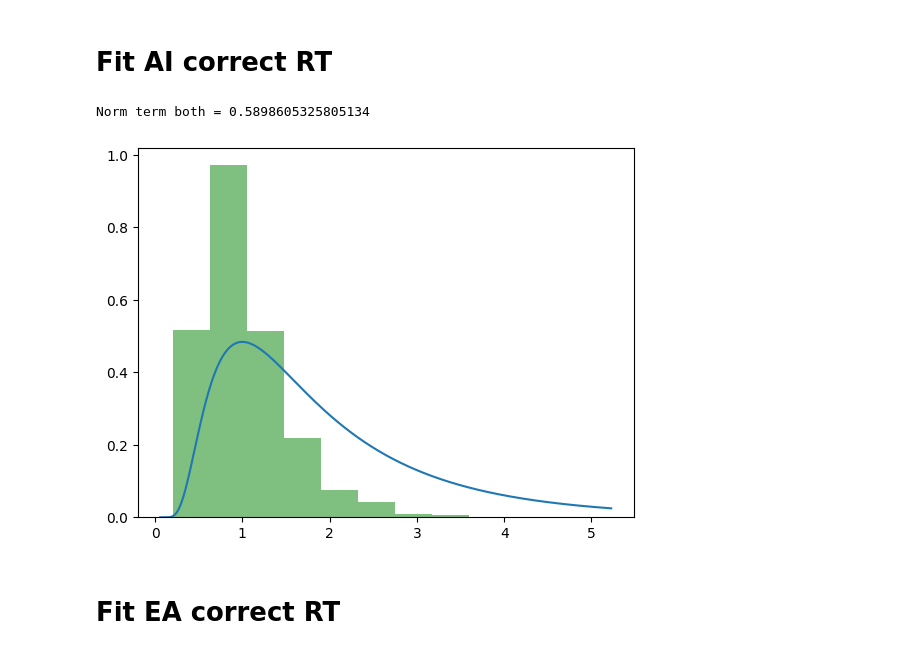
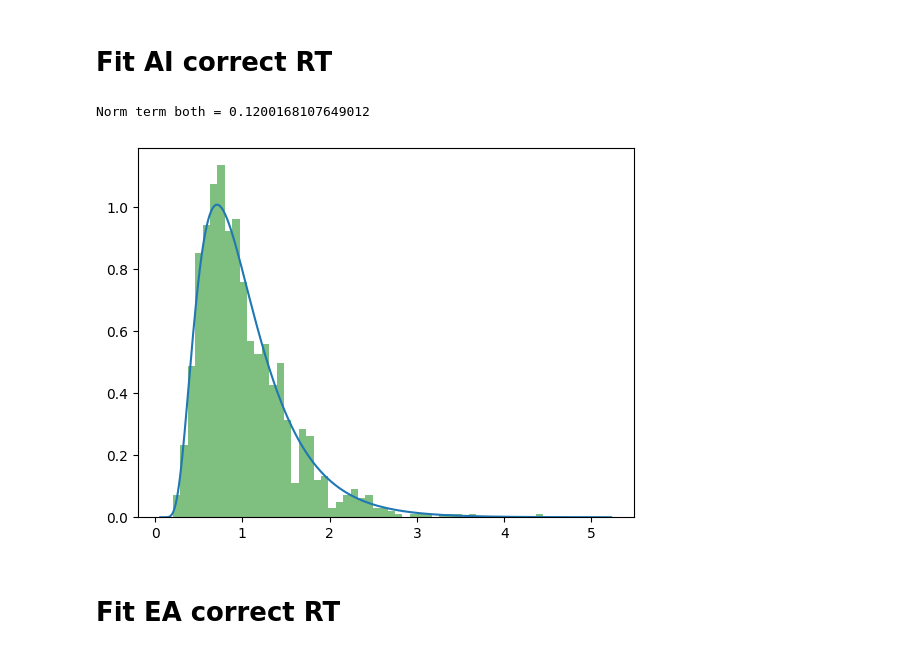
Before and after one commit to rakaar/ddm_codes, a Jupyter notebook: action_init_ddm/fitting_sim_data.ipynb, the cells around one changed output. Cells and saved outputs as stored; diff of their text form; code cells hidden in the pictures.

Commit message:
correct and wrong trials able to fit

```diff
--- a/action_init_ddm/fitting_sim_data.ipynb
+++ b/action_init_ddm/fitting_sim_data.ipynb
@@ -233,18 +274,18 @@ Area under the curve: 0.999088467944644
 def correct_AI_RT_norm_fn(t, V_A, theta_A, V_E, theta_E, Z, t_stim, K_max):
     t_a = 0; t_E = 0; Z_E = 0
     if t < 0.25:
-        AI_term =  rho_A_t_fn(t, V_A, theta_A, t_a)*P_small_t_btn_1_2(t, V_E, theta_E, Z, K_max)/S_E_fn(t, V_E, theta_E, Z, K_max)
+        AI_term =  rho_A_t_fn(t, V_A, theta_A, t_a)*P_small_t_btn_1_2(t, V_E, theta_E, Z, K_max)
     else:
-        AI_term =  rho_A_t_fn(t, V_A, theta_A, t_a)*P_large_t_btn_1_2(1, 2, t, V_E, theta_E, Z, K_max)/S_E_fn(t, V_E, theta_E, Z, K_max)
+        AI_term =  rho_A_t_fn(t, V_A, theta_A, t_a)*P_large_t_btn_1_2(1, 2, t, V_E, theta_E, Z, K_max)
 
     return AI_term
 
 
 K_max = 50; Z = 0
-correct_AI_RT_norm_term = quad(correct_AI_RT_norm_fn, 0.00001, max(RTs)+100, args=(V_A, theta_A, V_E, theta_E, Z, t_stim, K_max))[0]
+correct_AI_RT_norm_term = quad(correct_AI_RT_norm_fn, 0.00001, max(RTs)+500, args=(V_A, theta_A, V_E, theta_E, Z, t_stim, K_max))[0]
 
 
 
 print(f'Norm term both = {correct_AI_RT_norm_term}')
 # %% [output]
-Norm term both = 0.5898605325805134
+Norm term both = 0.1200168107649012
@@ -257,8 +292,34 @@ theory_ai_and_correct = (P_A)*P_EA_pos_given_survived/correct_AI_RT_norm_term
+# %%
+# AI process and hit +ve
+AI_and_correct_idx = np.intersect1d(indices_act, correct_idx)
+RTs_AI_and_correct = RTs_flat[AI_and_correct_idx]
+
+
+
+Z  = 0; K_max = 50
+P_A = rho_A_t_arr_fn(t_pts, V_A, theta_A).flatten()
+
+# Prob that DV is btn x1 and x2
+x1 = 1; x2 = 2
+P_EA_pos = np.zeros((len(t_pts)))
+for i in range(len(t_pts)):
+    t = t_pts[i]
+    if t <= 0.25:
+        P_EA_pos[i] = P_small_t_btn_1_2(t, V_E, theta_E, Z, K_max)
+    else:
+        P_EA_pos[i] = P_large_t_btn_1_2(x1, x2, t, V_E, theta_E, Z, K_max)
+
+
+
+
+
+
+theory_ai_and_correct = (P_A)*P_EA_pos/correct_AI_RT_norm_term
 # %%
-plt.hist(RTs_AI_and_correct, alpha=0.5, color='g', density=True);
+plt.hist(RTs_AI_and_correct, alpha=0.5, color='g', density=True, bins=50);
 plt.plot(t_pts, theory_ai_and_correct);
 # %% [output]
-[figure, old version]
+[figure, new version]
 # %% [markdown]
 # Fit EA correct RT
 # %%
```
Also changed, not shown: parts of 19 cells of this notebook.
